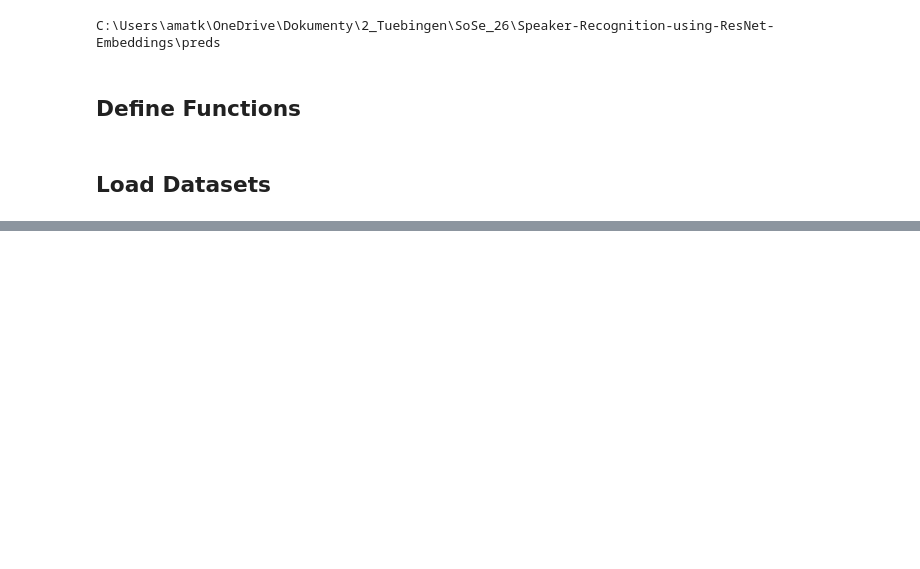
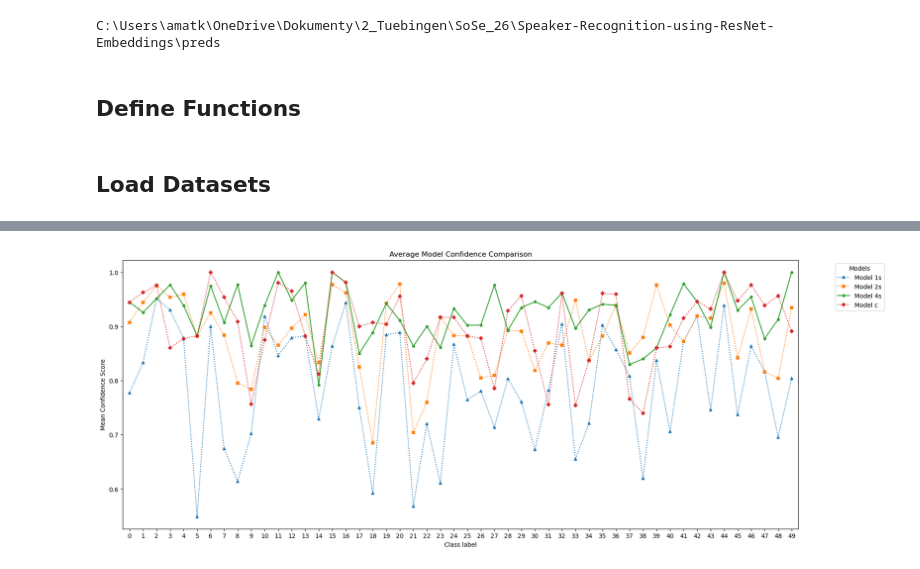
Before and after one commit to Yi-Shan-lin/Speaker-Recognition-using-ResNet-Embeddings, a Jupyter notebook: evaluations/eval_comparison.ipynb, the cells around one changed output, grey strips where cells are left out. Cells and saved outputs as stored; diff of their text form; code cells hidden in the pictures; blank space fills up the shorter version.

Commit message:
add confidence plot

```diff
--- a/evaluations/eval_comparison.ipynb
+++ b/evaluations/eval_comparison.ipynb
@@ -87,7 +92,24 @@ cm_c = confusion_matrix(labels_c, preds_c, normalize="true")
 # TODO: plot the most common errors
 # TODO: plot show_avg_correct_pred_per_class across the different models
 # %%
-metrics_4s = pd.DataFrame{
-    "accuracy": 0.925218,
-
-}
+avg_1 = avg_correct_pred_per_class(data_1s)
+avg_2 = avg_correct_pred_per_class(data_2s)
+avg_4 = avg_correct_pred_per_class(data_4s)
+avg_c = avg_correct_pred_per_class(data_c)
+# %%
+df_averages = pd.concat(
+    {
+        "Model 1s": avg_1,
+        "Model 2s": avg_2,
+        "Model 4s": avg_4,
+        "Model c": avg_c
+    },
+    axis=1
+)
+# %%
+# Convert index (class labels) to a column, then melt the columns into rows
+df_long = df_averages.reset_index().melt(
+    id_vars="True",
+    var_name="Model",  # Column name for the models
+    value_name="Average_Confidence",  # Column name for the values
+)
@@ -93,0 +132,20 @@ metrics_4s = pd.DataFrame{
+# %%
+plt.figure(figsize=(20,8))
+sns.pointplot(
+    data = df_long,
+    x="True",
+    y="Average_Confidence",
+    hue = "Model",
+    markers=["^", "s", "o", "D"], # Different shapes per model
+    linestyles=[":", ":", "-", ":"],
+    lw = 1.5
+)
+
+plt.ylabel("Mean Confidence Score")
+plt.xlabel("Class label")
+plt.title("Average Model Confidence Comparison")
+plt.legend(title="Models", bbox_to_anchor=(1.05, 1), loc = 'upper left')
+# plt.tight_layout()
+plt.show()
+# %% [output]
+[figure, added]
```
Also changed, not shown: parts of 7 cells of this notebook.
